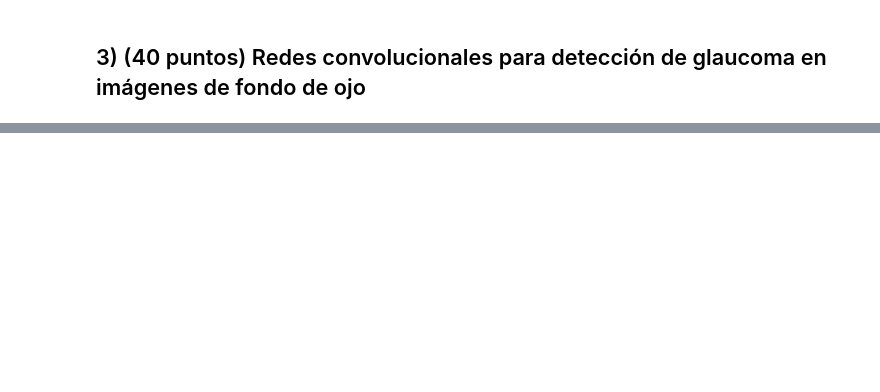
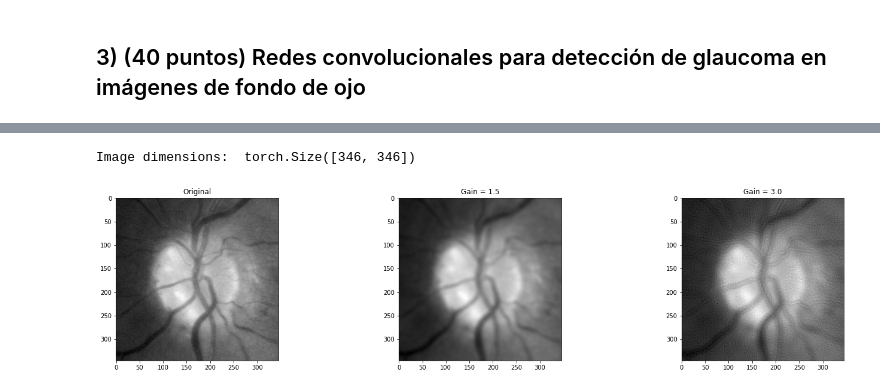
Before and after one commit to evillag/TEC_DL_II-2022, a Jupyter notebook: TP1/TP1_IBVOEV.ipynb, the cells around one changed output, grey strips where cells are left out. Drawn from its saved outputs; the diff is of its cells as text; code cells hidden in the pictures; blank space fills up the shorter version.

```diff
--- a/TP1/TP1_IBVOEV.ipynb
+++ b/TP1/TP1_IBVOEV.ipynb
@@ -372,0 +1117,5 @@ print(f'Selected model {mlp_model}\n with Accuracy of {mlp_accuracy}')
+# %%
+apply_unsharp_mask("dataset_train_test/train/0/Im106_ACRIMA.jpg")
+# %% [output]
+Image dimensions:  torch.Size([346, 346])
+[figure, added]
```
Also changed, not shown: parts of 49 cells of this notebook.
